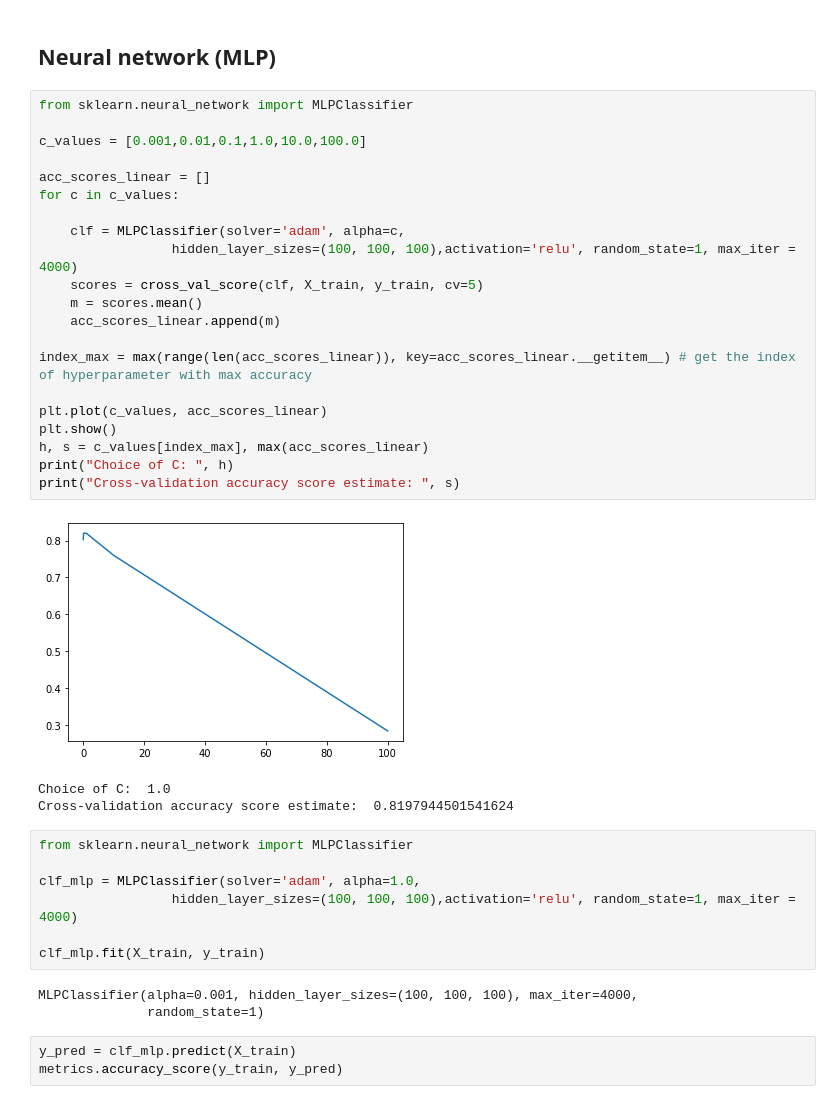
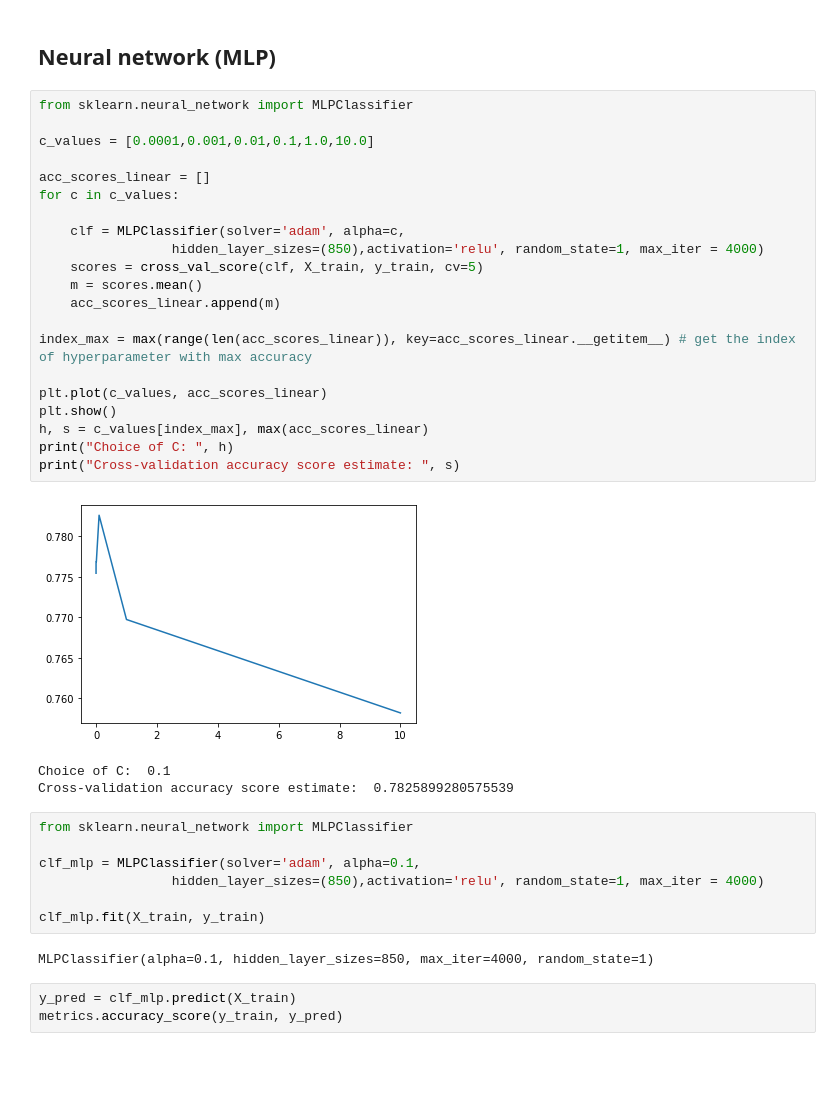
Before and after one commit to Seb125/Classification_of_musical_Genres, a Jupyter notebook: Genres_Classifier.ipynb, the cells around one changed output. Saved outputs shown, nothing was run; the diff lists cells and outputs as text; blank space fills up the shorter version.

```diff
--- a/Genres_Classifier.ipynb
+++ b/Genres_Classifier.ipynb
@@ -471,38 +471,37 @@ metrics.accuracy_score(y_test, y_pred_linear)
 # %%
 from sklearn.neural_network import MLPClassifier
 
-c_values = [0.001,0.01,0.1,1.0,10.0,100.0]
+c_values = [0.0001,0.001,0.01,0.1,1.0,10.0]
 
 acc_scores_linear = []
 for c in c_values:
 
     clf = MLPClassifier(solver='adam', alpha=c,
-                 hidden_layer_sizes=(100, 100, 100),activation='relu', random_state=1, max_iter = 4000)
+                 hidden_layer_sizes=(850),activation='relu', random_state=1, max_iter = 4000)
     scores = cross_val_score(clf, X_train, y_train, cv=5)
     m = scores.mean()
     acc_scores_linear.append(m)
 
 index_max = max(range(len(acc_scores_linear)), key=acc_scores_linear.__getitem__) # get the index of hyperparameter with max accuracy
 
 plt.plot(c_values, acc_scores_linear)
 plt.show()
 h, s = c_values[index_max], max(acc_scores_linear)
 print("Choice of C: ", h)
 print("Cross-validation accuracy score estimate: ", s)
 # %% [output]
-[figure, old version]
+[figure, new version]
-Choice of C:  1.0
-Cross-validation accuracy score estimate:  0.8197944501541624
+Choice of C:  0.1
+Cross-validation accuracy score estimate:  0.7825899280575539
 # %%
 from sklearn.neural_network import MLPClassifier
 
-clf_mlp = MLPClassifier(solver='adam', alpha=1.0,
-                 hidden_layer_sizes=(100, 100, 100),activation='relu', random_state=1, max_iter = 4000)
+clf_mlp = MLPClassifier(solver='adam', alpha=0.1,
+                 hidden_layer_sizes=(850),activation='relu', random_state=1, max_iter = 4000)
 
 clf_mlp.fit(X_train, y_train)
 # %% [output]
-MLPClassifier(alpha=0.001, hidden_layer_sizes=(100, 100, 100), max_iter=4000,
-              random_state=1)
+MLPClassifier(alpha=0.1, hidden_layer_sizes=850, max_iter=4000, random_state=1)
 # %%
 y_pred = clf_mlp.predict(X_train)
 metrics.accuracy_score(y_train, y_pred)
```
Also changed, not shown: parts of 28 cells of this notebook.
